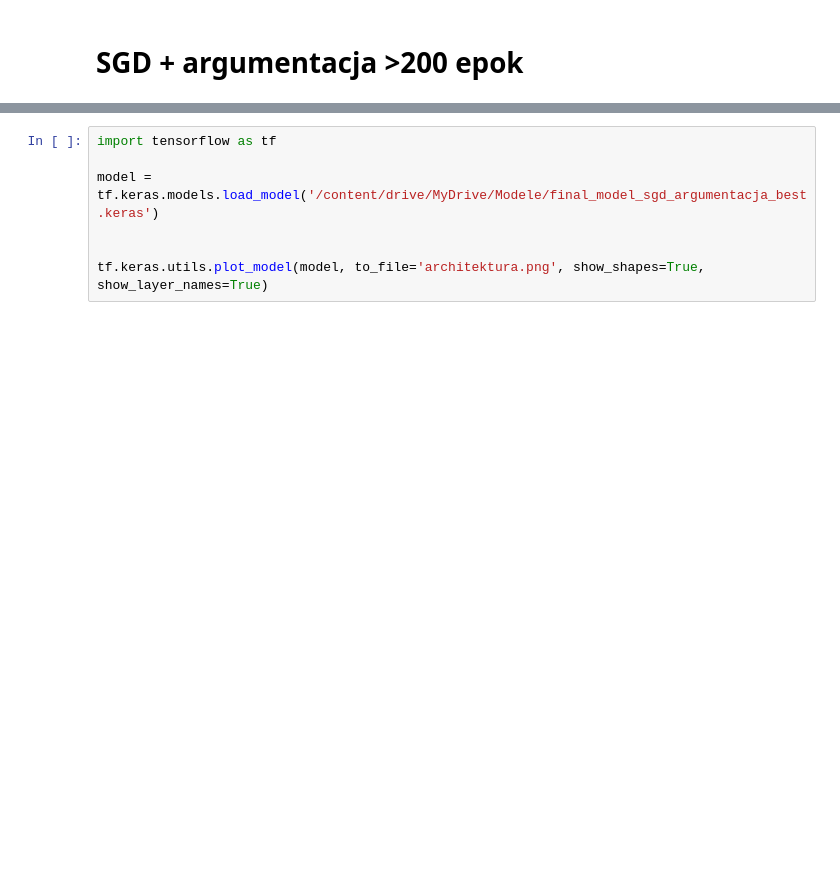
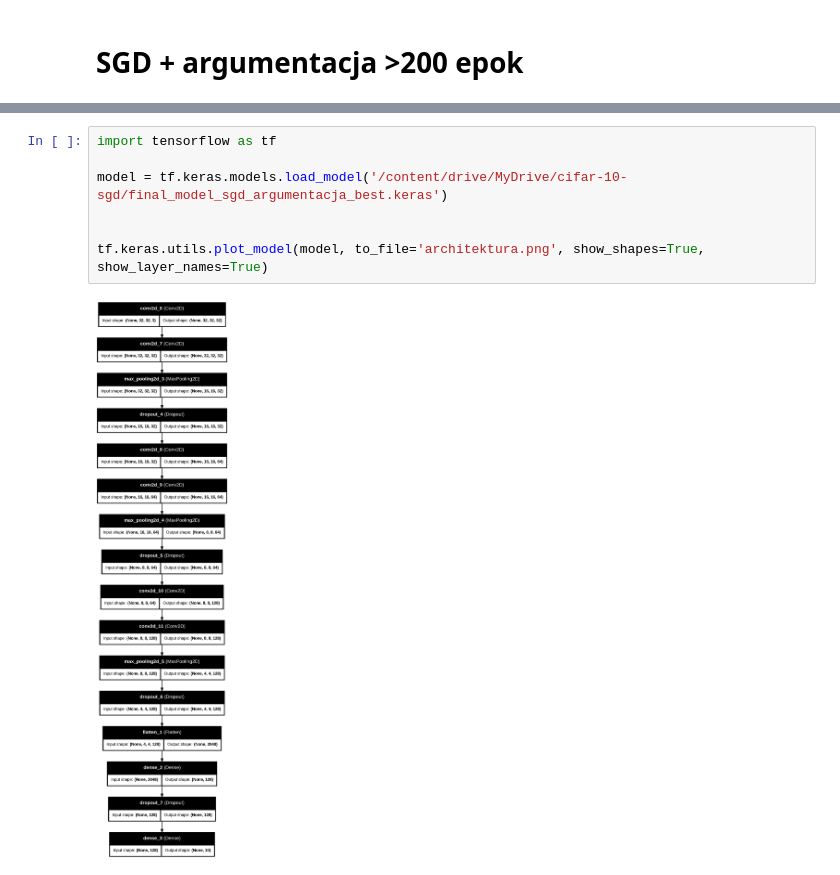
Before and after one commit to s31302/wma, a Jupyter notebook: CIFAR_10_sgd.ipynb, the cells around one changed output, grey strips where cells are left out. Drawn from its saved outputs; the diff is of its cells as text; blank space fills up the shorter version.

```diff
--- a/CIFAR_10_sgd.ipynb
+++ b/CIFAR_10_sgd.ipynb
@@ -526,7 +792,9 @@ import graphviz
 # %%
 import tensorflow as tf
 
-model = tf.keras.models.load_model('/content/drive/MyDrive/Modele/final_model_sgd_argumentacja_best.keras')
+model = tf.keras.models.load_model('/content/drive/MyDrive/cifar-10-sgd/final_model_sgd_argumentacja_best.keras')
 
 
 tf.keras.utils.plot_model(model, to_file='architektura.png', show_shapes=True, show_layer_names=True)
+# %% [output]
+[figure, added]
```
Also changed, not shown: parts of 23 cells of this notebook.
